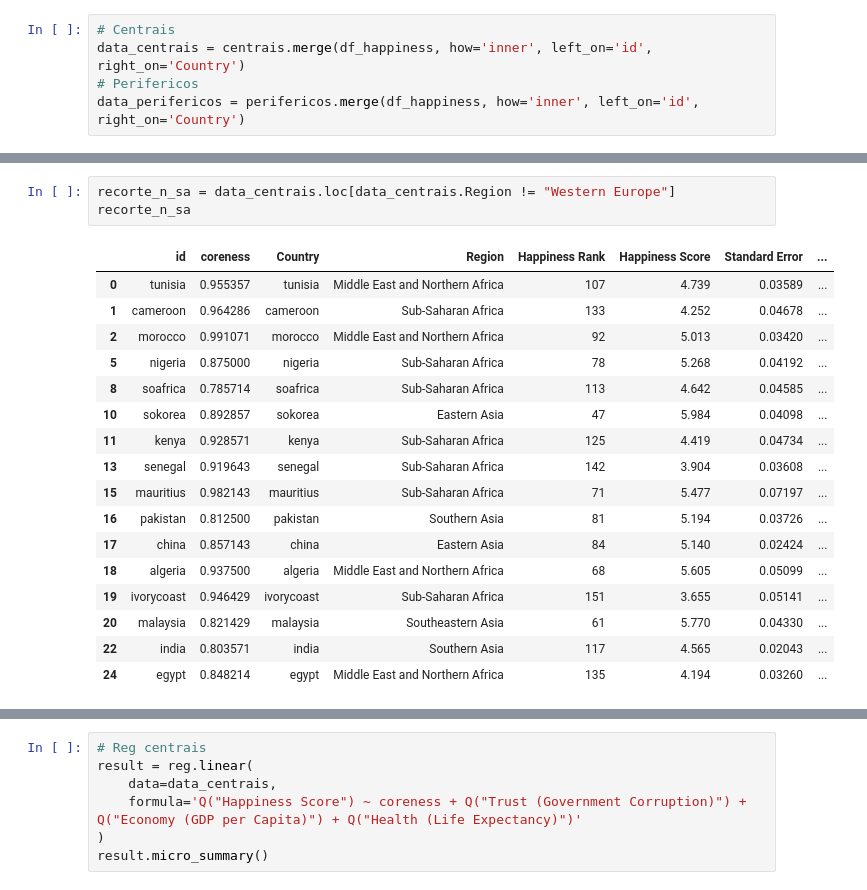
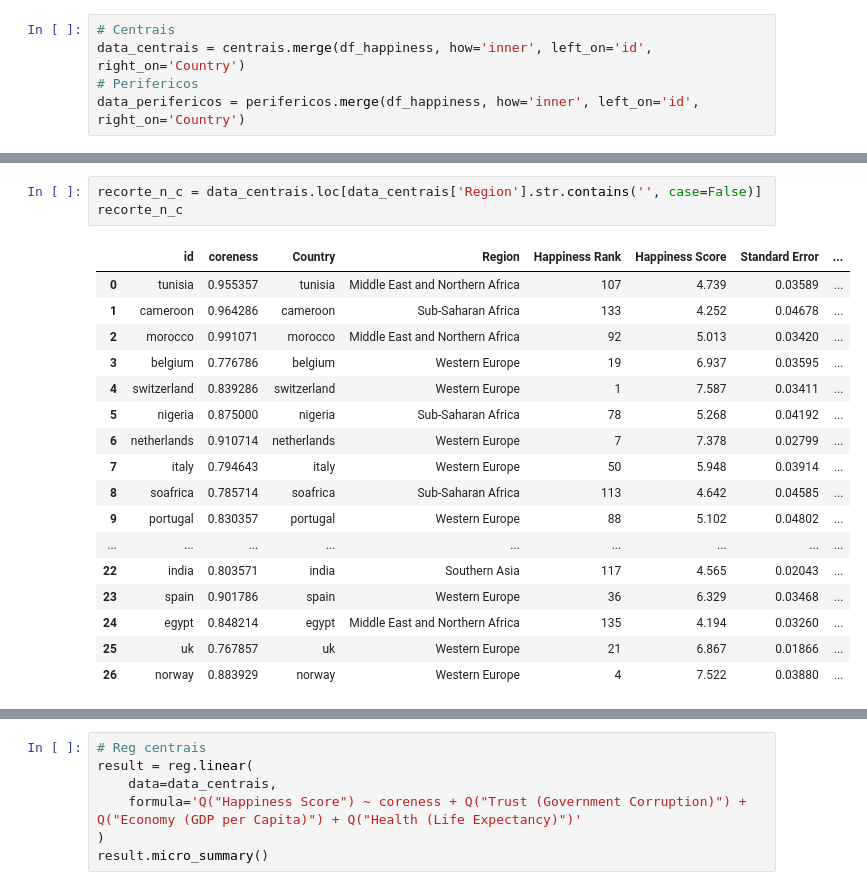
Before and after one commit to RicardoRibeiroRodrigues/Projeto-Redes-Sociais, a Jupyter notebook: notebooks/modelos_proj_variosAnos.ipynb, the cells around one changed output, grey strips where cells are left out. Drawn from its saved outputs; the diff is of its cells as text.

Commit message:
criando os recortes

```diff
--- a/notebooks/modelos_proj_variosAnos.ipynb
+++ b/notebooks/modelos_proj_variosAnos.ipynb
@@ -135,21 +115,21 @@ len(data_centrais)
 # %%
-recorte_n_sa = data_centrais.loc[data_centrais.Region != "Western Europe"]
-recorte_n_sa
+recorte_n_c = data_centrais.loc[data_centrais['Region'].str.contains('', case=False)]
+recorte_n_c
 # %% [output]
 |  | id | coreness | Country | Region | Happiness Rank | Happiness Score | Standard Error | ... |
 | 0 | tunisia | 0.955357 | tunisia | Middle East and Northern Africa | 107 | 4.739 | 0.03589 | ... |
 | 1 | cameroon | 0.964286 | cameroon | Sub-Saharan Africa | 133 | 4.252 | 0.04678 | ... |
 | 2 | morocco | 0.991071 | morocco | Middle East and Northern Africa | 92 | 5.013 | 0.03420 | ... |
+| 3 | belgium | 0.776786 | belgium | Western Europe | 19 | 6.937 | 0.03595 | ... |
+| 4 | switzerland | 0.839286 | switzerland | Western Europe | 1 | 7.587 | 0.03411 | ... |
 | 5 | nigeria | 0.875000 | nigeria | Sub-Saharan Africa | 78 | 5.268 | 0.04192 | ... |
+| 6 | netherlands | 0.910714 | netherlands | Western Europe | 7 | 7.378 | 0.02799 | ... |
+| 7 | italy | 0.794643 | italy | Western Europe | 50 | 5.948 | 0.03914 | ... |
 | 8 | soafrica | 0.785714 | soafrica | Sub-Saharan Africa | 113 | 4.642 | 0.04585 | ... |
-| 10 | sokorea | 0.892857 | sokorea | Eastern Asia | 47 | 5.984 | 0.04098 | ... |
-| 11 | kenya | 0.928571 | kenya | Sub-Saharan Africa | 125 | 4.419 | 0.04734 | ... |
-| 13 | senegal | 0.919643 | senegal | Sub-Saharan Africa | 142 | 3.904 | 0.03608 | ... |
-| 15 | mauritius | 0.982143 | mauritius | Sub-Saharan Africa | 71 | 5.477 | 0.07197 | ... |
-| 16 | pakistan | 0.812500 | pakistan | Southern Asia | 81 | 5.194 | 0.03726 | ... |
-| 17 | china | 0.857143 | china | Eastern Asia | 84 | 5.140 | 0.02424 | ... |
-| 18 | algeria | 0.937500 | algeria | Middle East and Northern Africa | 68 | 5.605 | 0.05099 | ... |
-| 19 | ivorycoast | 0.946429 | ivorycoast | Sub-Saharan Africa | 151 | 3.655 | 0.05141 | ... |
-| 20 | malaysia | 0.821429 | malaysia | Southeastern Asia | 61 | 5.770 | 0.04330 | ... |
+| 9 | portugal | 0.830357 | portugal | Western Europe | 88 | 5.102 | 0.04802 | ... |
+| ... | ... | ... | ... | ... | ... | ... | ... | ... |
 | 22 | india | 0.803571 | india | Southern Asia | 117 | 4.565 | 0.02043 | ... |
+| 23 | spain | 0.901786 | spain | Western Europe | 36 | 6.329 | 0.03468 | ... |
 | 24 | egypt | 0.848214 | egypt | Middle East and Northern Africa | 135 | 4.194 | 0.03260 | ... |
+| 25 | uk | 0.767857 | uk | Western Europe | 21 | 6.867 | 0.01866 | ... |
+| 26 | norway | 0.883929 | norway | Western Europe | 4 | 7.522 | 0.03880 | ... |
```
Also changed, not shown: parts of 8 cells of this notebook.
